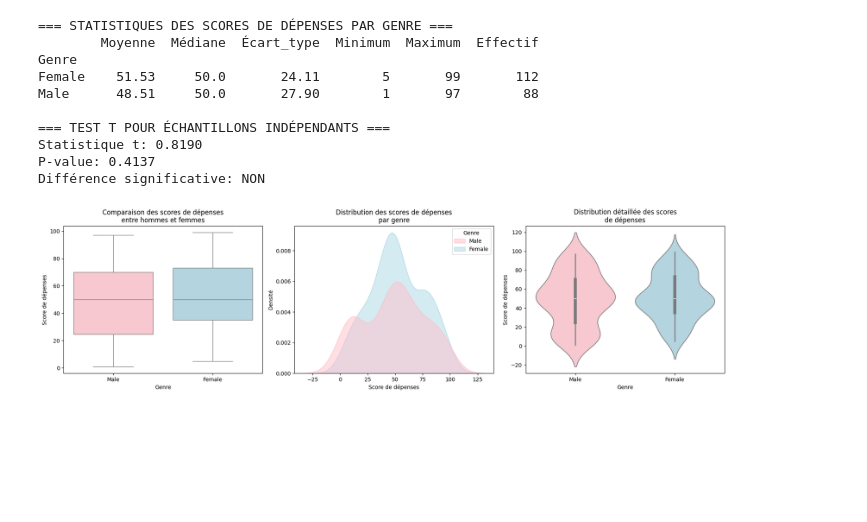
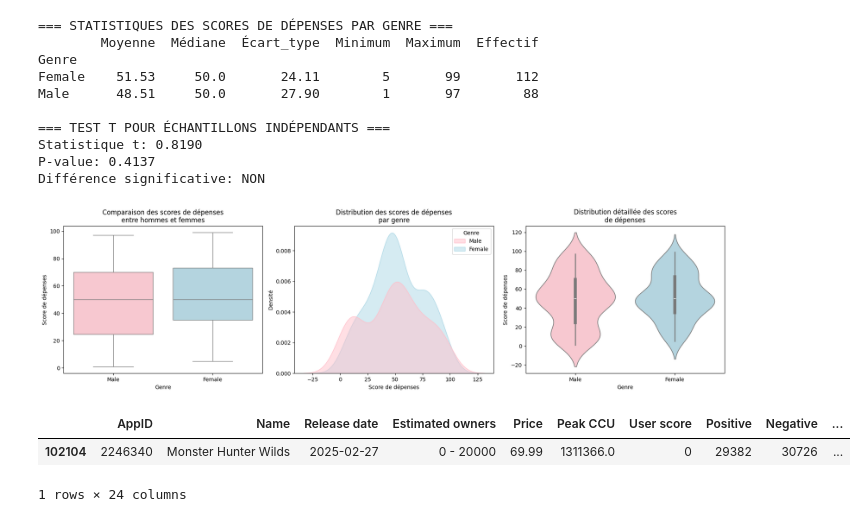
Before and after one commit to GitAlberto/GAMEDATA360, a Jupyter notebook: notebooks/TP viz.ipynb, the cells around one changed output. Drawn from its saved outputs; the diff is of its cells as text; code cells hidden in the pictures; blank space fills up the shorter version.

```diff
--- a/notebooks/TP viz.ipynb
+++ b/notebooks/TP viz.ipynb
@@ -364,3 +364,13 @@ Statistique t: 0.8190
 P-value: 0.4137
 Différence significative: NON
 [figure]
+# %%
+import pandas as pd
+# Importation du dataset de peak ccuu complet
+df_pc = pd.read_csv(r"C:\Users\bongu\Documents\GAMEDATA360\data\nettoyes\jeux_confirmes_peak_complet.csv")
+# %%
+df_pc[df_pc['Peak CCU']== df_pc['Peak CCU'].max()]
+# %% [output]
+|  | AppID | Name | Release date | Estimated owners | Price | Peak CCU | User score | Positive | Negative | ... |
+| 102104 | 2246340 | Monster Hunter Wilds | 2025-02-27 | 0 - 20000 | 69.99 | 1311366.0 | 0 | 29382 | 30726 | ... |
+1 rows × 24 columns
```
Also changed, not shown: parts of 2 cells of this notebook, 6 other files.
